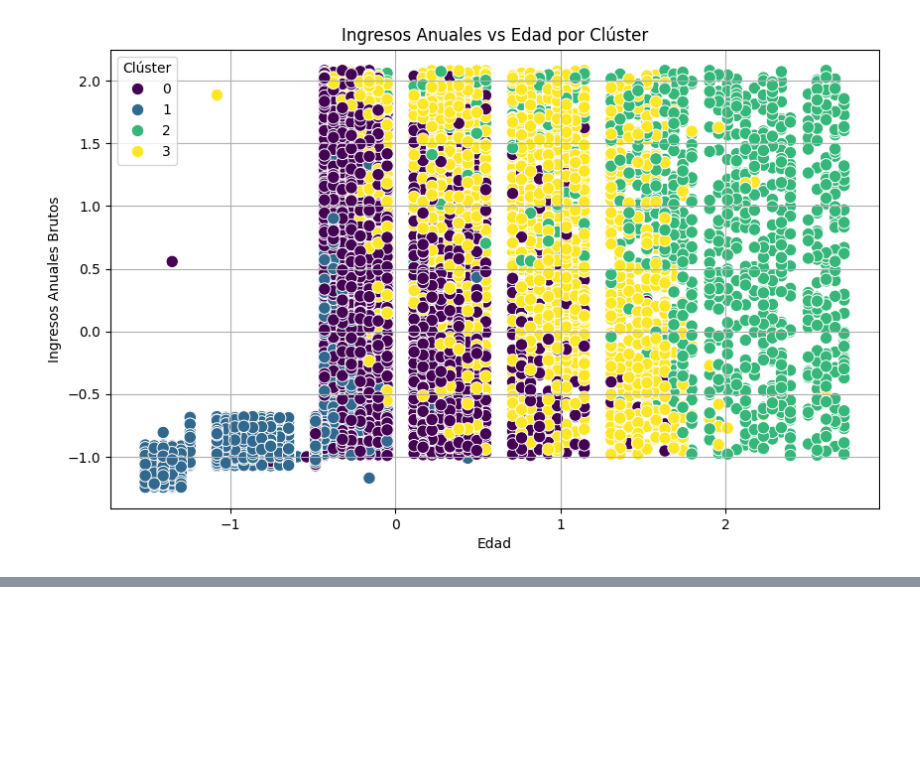
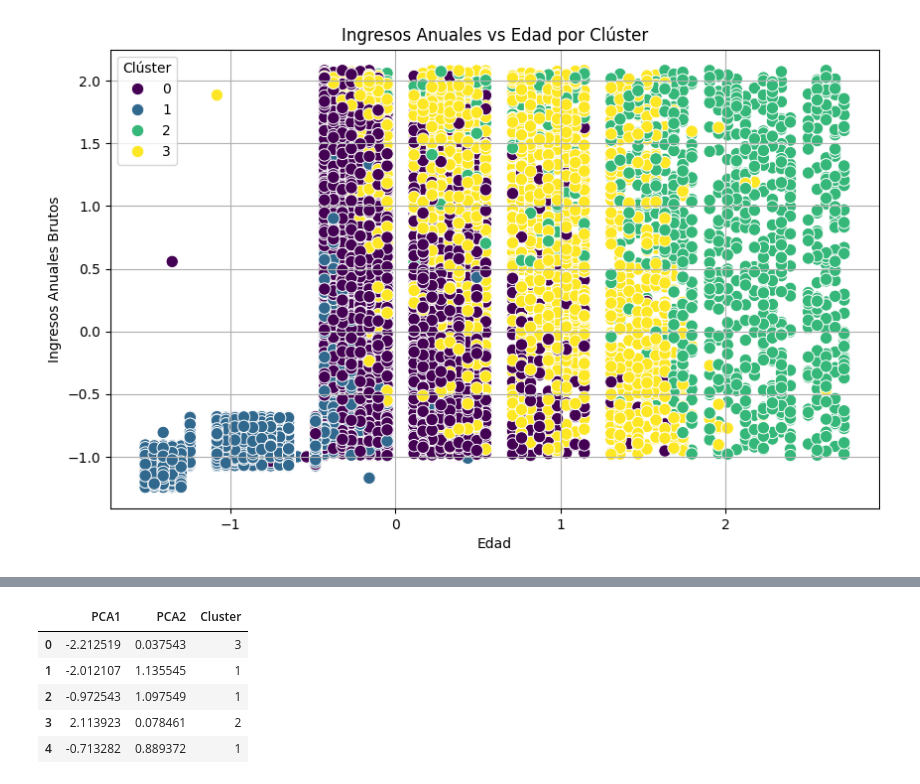
Before and after one commit to seerraa16/Caso02-PCA-y-Clustering, a Jupyter notebook: pca.ipynb, the cells around one changed output, grey strips where cells are left out. Saved outputs shown, nothing was run; the diff lists cells and outputs as text; code cells hidden in the pictures; blank space fills up the shorter version.

```diff
--- a/pca.ipynb
+++ b/pca.ipynb
@@ -413,0 +532,36 @@ plt.show()
+# %%
+import pandas as pd
+from sklearn.decomposition import PCA
+from sklearn.cluster import KMeans
+
+# Selección de variables
+variables_continuas = ['Edad', 'Experiencia_laboral', 'Gastoscore', 'Family_Size',
+                       'Generacion', 'Ingresos_anuales_brutos', 'Digital_encuesta',
+                       'Gasto_medio_mensual_cuota']
+Variables_binarias = ['Casado', 'Genero', 'Abandono']
+X = df[variables_continuas + Variables_binarias]
+
+# PCA
+pca = PCA(n_components=2)
+X_pca = pca.fit_transform(X)
+
+# KMeans
+kmeans = KMeans(n_clusters=5, random_state=42)
+clusters = kmeans.fit_predict(X_pca)
+
+# Crear el DataFrame final
+df_definitivo = pd.DataFrame({
+    'PCA1': X_pca[:, 0],
+    'PCA2': X_pca[:, 1],
+    'Cluster': clusters
+})
+
+# Mostrar las primeras filas para confirmar
+df_definitivo.head()
+# %% [output]
+|  | PCA1 | PCA2 | Cluster |
+| 0 | -2.212519 | 0.037543 | 3 |
+| 1 | -2.012107 | 1.135545 | 1 |
+| 2 | -0.972543 | 1.097549 | 1 |
+| 3 | 2.113923 | 0.078461 | 2 |
+| 4 | -0.713282 | 0.889372 | 1 |
```
Also changed, not shown: parts of 9 cells of this notebook, 4 other files.
